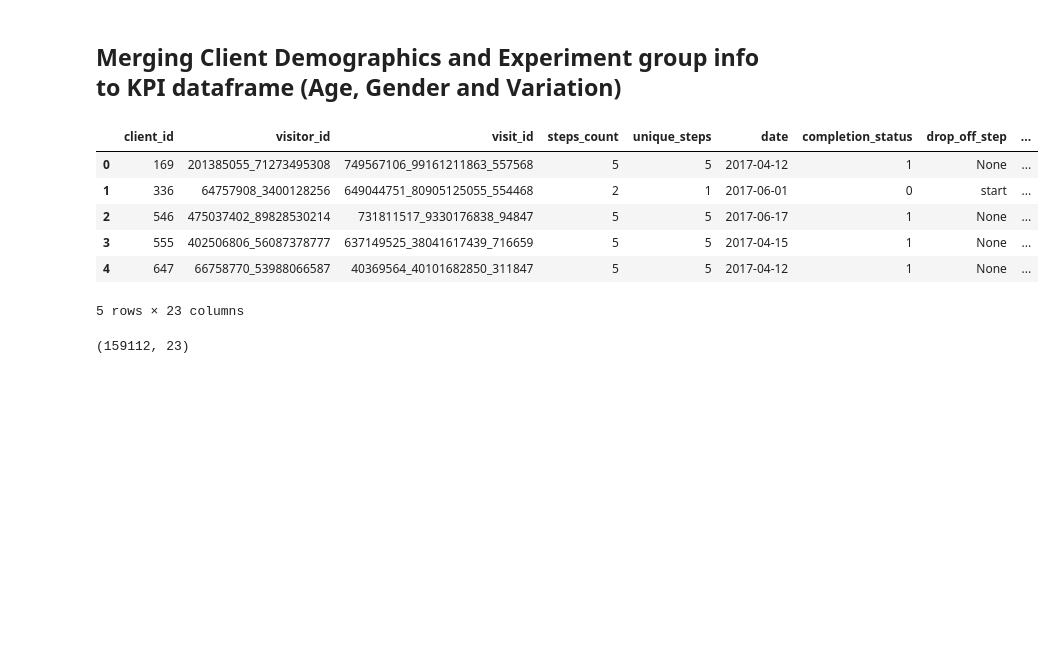
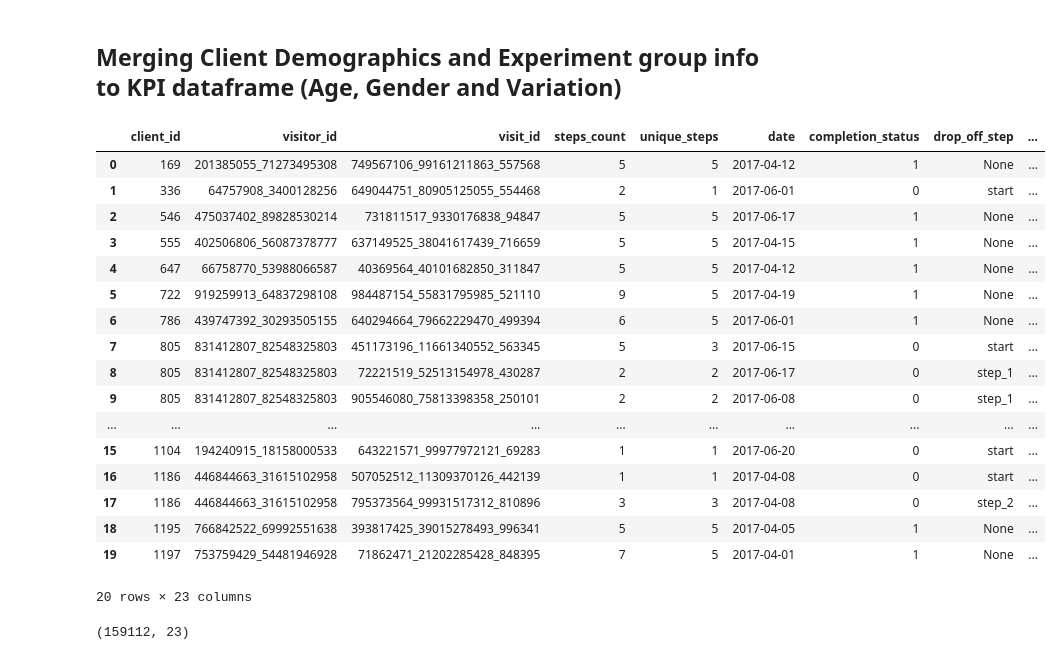
Before and after one commit to ceciliabetek/VANGUARD-CX-DA-AMAZON, a Jupyter notebook: Notebooks/04_rq_experiment_metrics.ipynb, the cells around one changed output. Saved outputs shown, nothing was run; the diff lists cells and outputs as text; code cells hidden in the pictures; blank space fills up the shorter version.

```diff
--- a/Notebooks/04_rq_experiment_metrics.ipynb
+++ b/Notebooks/04_rq_experiment_metrics.ipynb
@@ -218,15 +218,26 @@ df_summary["clnt_age"] = df_summary["clnt_age"].fillna("unknown")
 # %%
 df_summary.to_csv("../Data/Processed/df_web_visit_metrics_final.csv", index=False)
 # %%
-df_summary.head()
+df_summary.head(20)
 # %% [output]
 |  | client_id | visitor_id | visit_id | steps_count | unique_steps | date | completion_status | drop_off_step | ... |
 | 0 | 169 | 201385055_71273495308 | 749567106_99161211863_557568 | 5 | 5 | 2017-04-12 | 1 | None | ... |
 | 1 | 336 | 64757908_3400128256 | 649044751_80905125055_554468 | 2 | 1 | 2017-06-01 | 0 | start | ... |
 | 2 | 546 | 475037402_89828530214 | 731811517_9330176838_94847 | 5 | 5 | 2017-06-17 | 1 | None | ... |
 | 3 | 555 | 402506806_56087378777 | 637149525_38041617439_716659 | 5 | 5 | 2017-04-15 | 1 | None | ... |
 | 4 | 647 | 66758770_53988066587 | 40369564_40101682850_311847 | 5 | 5 | 2017-04-12 | 1 | None | ... |
+| 5 | 722 | 919259913_64837298108 | 984487154_55831795985_521110 | 9 | 5 | 2017-04-19 | 1 | None | ... |
+| 6 | 786 | 439747392_30293505155 | 640294664_79662229470_499394 | 6 | 5 | 2017-06-01 | 1 | None | ... |
+| 7 | 805 | 831412807_82548325803 | 451173196_11661340552_563345 | 5 | 3 | 2017-06-15 | 0 | start | ... |
+| 8 | 805 | 831412807_82548325803 | 72221519_52513154978_430287 | 2 | 2 | 2017-06-17 | 0 | step_1 | ... |
+| 9 | 805 | 831412807_82548325803 | 905546080_75813398358_250101 | 2 | 2 | 2017-06-08 | 0 | step_1 | ... |
+| ... | ... | ... | ... | ... | ... | ... | ... | ... | ... |
+| 15 | 1104 | 194240915_18158000533 | 643221571_99977972121_69283 | 1 | 1 | 2017-06-20 | 0 | start | ... |
+| 16 | 1186 | 446844663_31615102958 | 507052512_11309370126_442139 | 1 | 1 | 2017-04-08 | 0 | start | ... |
+| 17 | 1186 | 446844663_31615102958 | 795373564_99931517312_810896 | 3 | 3 | 2017-04-08 | 0 | step_2 | ... |
+| 18 | 1195 | 766842522_69992551638 | 393817425_39015278493_996341 | 5 | 5 | 2017-04-05 | 1 | None | ... |
+| 19 | 1197 | 753759429_54481946928 | 71862471_21202285428_848395 | 7 | 5 | 2017-04-01 | 1 | None | ... |
-5 rows × 23 columns
+20 rows × 23 columns
 # %%
 df_summary.shape
 # %% [output]
```
Also changed, not shown: 2 other files.
